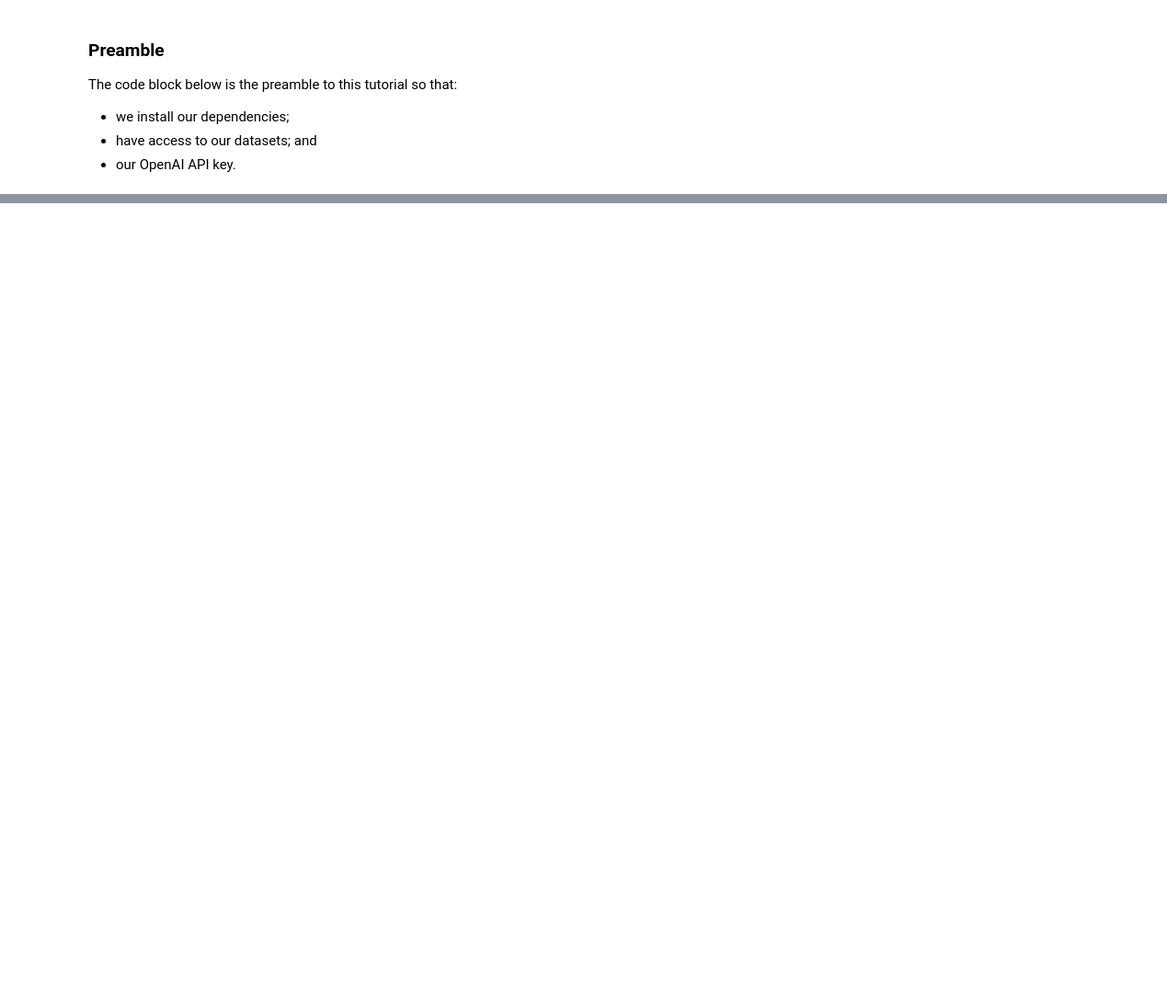
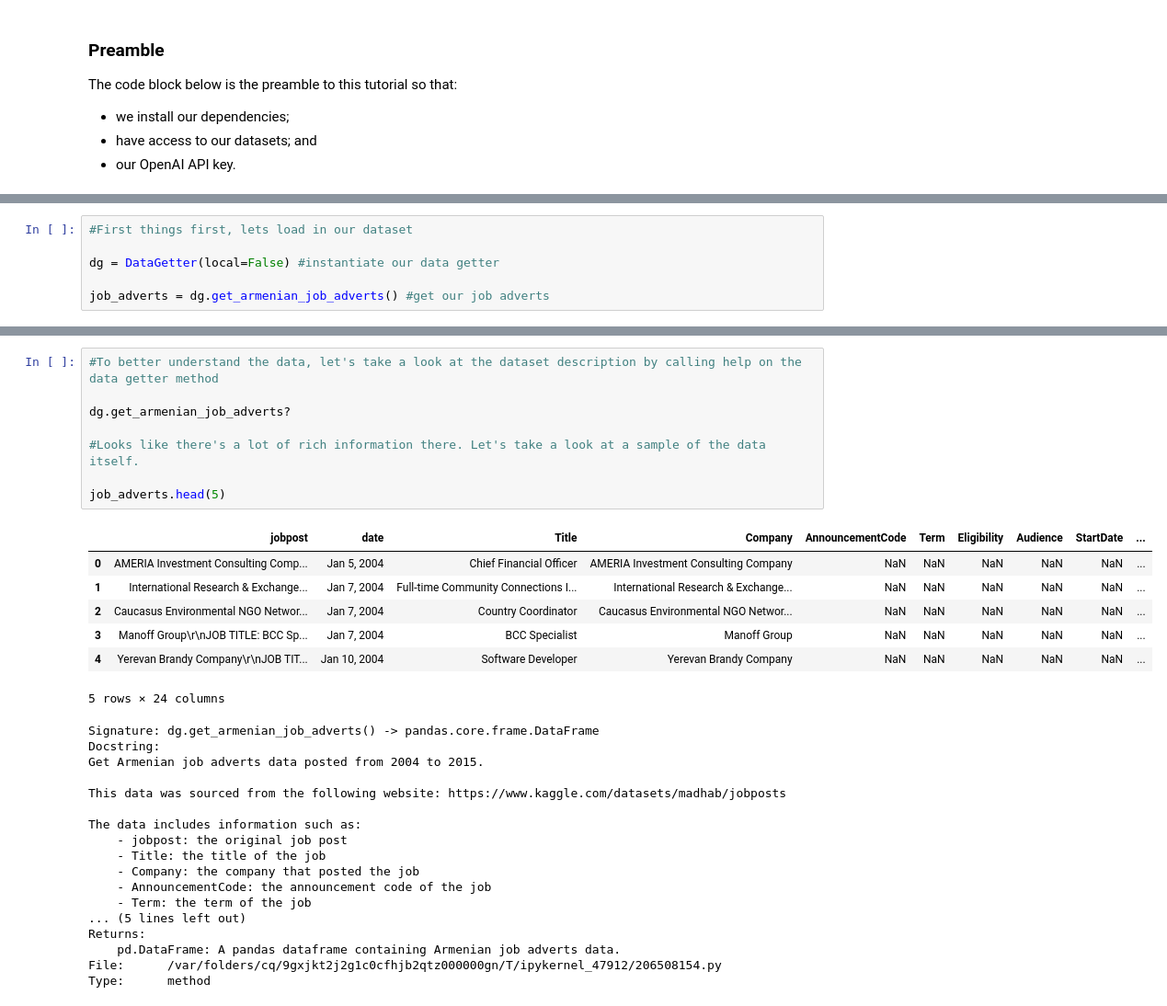
Before and after one commit to nestauk/dap_taltech, a Jupyter notebook: dap_taltech/tutorials/llms/llm_tutorial.ipynb, the cells around one changed output, grey strips where cells are left out. Shown at 92% size. Saved outputs shown, nothing was run; the diff lists cells and outputs as text; blank space fills up the shorter version.

```diff
--- a/dap_taltech/tutorials/llms/llm_tutorial.ipynb
+++ b/dap_taltech/tutorials/llms/llm_tutorial.ipynb
@@ -71,0 +137,6 @@ To demonstrate how we can embed LLMs to help with tranditional NLP tasks, we are
+# %%
+#First things first, lets load in our dataset
+
+dg = DataGetter(local=False) #instantiate our data getter
+
+job_adverts = dg.get_armenian_job_adverts() #get our job adverts
@@ -71,0 +145,33 @@ To demonstrate how we can embed LLMs to help with tranditional NLP tasks, we are
+# %%
+#To better understand the data, let's take a look at the dataset description by calling help on the data getter method
+
+dg.get_armenian_job_adverts?
+
+#Looks like there's a lot of rich information there. Let's take a look at a sample of the data itself.
+
+job_adverts.head(5)
+# %% [output]
+|  | jobpost | date | Title | Company | AnnouncementCode | Term | Eligibility | Audience | StartDate | ... |
+| 0 | AMERIA Investment Consulting Comp... | Jan 5, 2004 | Chief Financial Officer | AMERIA Investment Consulting Company | NaN | NaN | NaN | NaN | NaN | ... |
+| 1 | International Research & Exchange... | Jan 7, 2004 | Full-time Community Connections I... | International Research & Exchange... | NaN | NaN | NaN | NaN | NaN | ... |
+| 2 | Caucasus Environmental NGO Networ... | Jan 7, 2004 | Country Coordinator | Caucasus Environmental NGO Networ... | NaN | NaN | NaN | NaN | NaN | ... |
+| 3 | Manoff Group\r\nJOB TITLE: BCC Sp... | Jan 7, 2004 | BCC Specialist | Manoff Group | NaN | NaN | NaN | NaN | NaN | ... |
+| 4 | Yerevan Brandy Company\r\nJOB TIT... | Jan 10, 2004 | Software Developer | Yerevan Brandy Company | NaN | NaN | NaN | NaN | NaN | ... |
+5 rows × 24 columns
+Signature: dg.get_armenian_job_adverts() -> pandas.core.frame.DataFrame
+Docstring:
+Get Armenian job adverts data posted from 2004 to 2015.
+
+This data was sourced from the following website: https://www.kaggle.com/datasets/madhab/jobposts
+
+The data includes information such as:
+    - jobpost: the original job post
+    - Title: the title of the job
+    - Company: the company that posted the job
+    - AnnouncementCode: the announcement code of the job
+    - Term: the term of the job
+... (5 lines left out)
+Returns:
+    pd.DataFrame: A pandas dataframe containing Armenian job adverts data.
+File:      /var/folders/cq/9gxjkt2j2g1c0cfhjb2qtz000000gn/T/ipykernel_47912/206508154.py
+Type:      method
```
Also changed, not shown: parts of 20 cells of this notebook, 2 other files.
